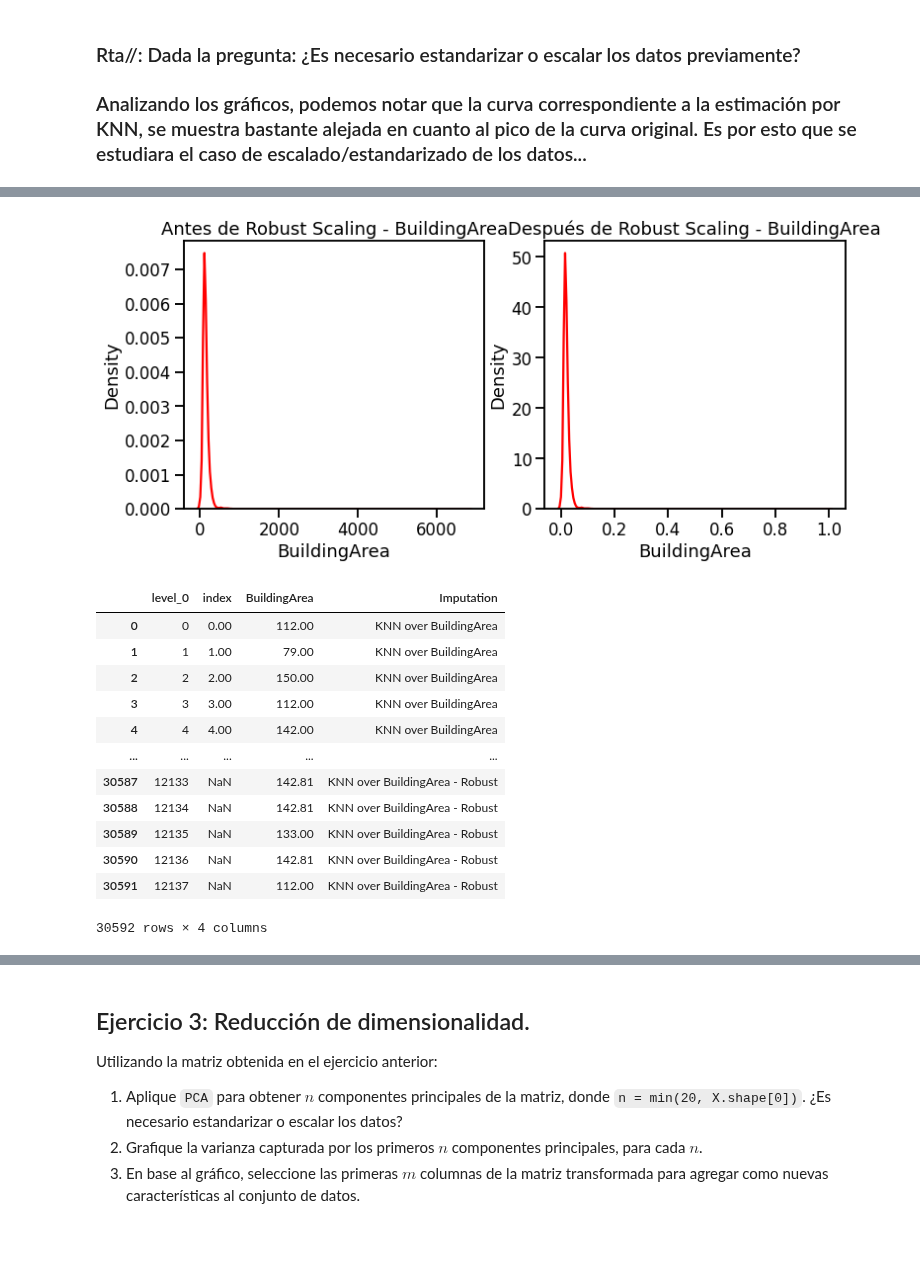
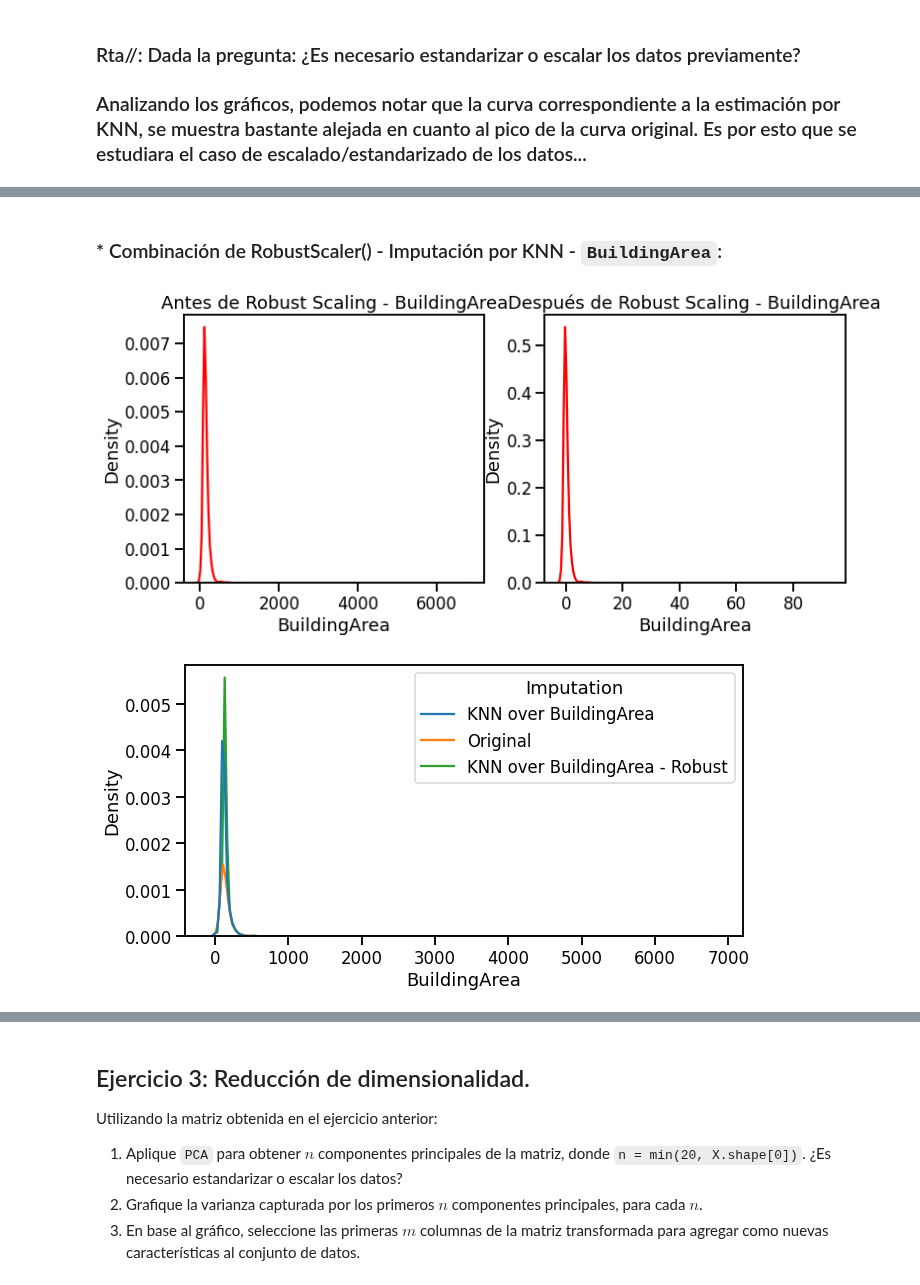
Before and after one commit to Grupo242022/EyCD, a Jupyter notebook: Entregable_Parte_2_2022_v1.ipynb, the cells around one changed output, grey strips where cells are left out. Drawn from its saved outputs; the diff is of its cells as text; code cells hidden in the pictures; blank space fills up the shorter version.

```diff
--- a/Entregable_Parte_2_2022_v1.ipynb
+++ b/Entregable_Parte_2_2022_v1.ipynb
@@ -216,20 +262,22 @@ g = sns.kdeplot(data=df_build, x='BuildingArea', hue='Imputation')
+# %% [markdown]
+### * Combinación de RobustScaler() - Imputación por KNN - `BuildingArea`:
 # %%
-from sklearn import preprocessing
+# from sklearn import preprocessing
 
-melb_data_s = melb_df.copy(deep=True)
+# melb_data_s = melb_df.copy(deep=True)
 melb_BuildingArea = melb_data_s.BuildingArea.to_frame()
-scaler = preprocessing.MinMaxScaler()#RobustScaler()
-robust_df = scaler.fit_transform(melb_BuildingArea)
-robust_df = pd.DataFrame(robust_df, columns =['BuildingArea'])
+scaler = preprocessing.RobustScaler()
+robust_df_BA = scaler.fit_transform(melb_BuildingArea)
+robust_df_BA = pd.DataFrame(robust_df_BA, columns =['BuildingArea'])
 
 fig,(ax1, ax2) = plt.subplots(ncols = 2, figsize =(12, 5))
 ax1.set_title('Antes de Robust Scaling - BuildingArea')
 
 sns.kdeplot(melb_BuildingArea['BuildingArea'], ax = ax1, color ='r')
 ax2.set_title('Después de Robust Scaling - BuildingArea')
-sns.kdeplot(robust_df['BuildingArea'], ax = ax2, color ='red')
+sns.kdeplot(robust_df_BA['BuildingArea'], ax = ax2, color ='red')
 plt.show()
 # %% [output]
-[figure, old version]
+[figure, new version]
 # %%
 imputer_BuildA = IterativeImputer(random_state=0, estimator=KNeighborsRegressor(),n_nearest_features=5)
@@ -241,18 +289,10 @@ building_area2['Imputation'] = 'KNN over BuildingArea - Robust'
 
 df_build2 = pd.concat([df_build, building_area2])
 df_build2 = df_build2.reset_index()
-df_build2
+df_build2.head(1)
+
+# Grafico
+fig = plt.figure(figsize=(10, 5))
+g = sns.kdeplot(data=df_build2, x='BuildingArea', hue='Imputation')
 # %% [output]
-|  | level_0 | index | BuildingArea | Imputation |
-| 0 | 0 | 0.00 | 112.00 | KNN over BuildingArea |
-| 1 | 1 | 1.00 | 79.00 | KNN over BuildingArea |
-| 2 | 2 | 2.00 | 150.00 | KNN over BuildingArea |
-| 3 | 3 | 3.00 | 112.00 | KNN over BuildingArea |
-| 4 | 4 | 4.00 | 142.00 | KNN over BuildingArea |
-| ... | ... | ... | ... | ... |
-| 30587 | 12133 | NaN | 142.81 | KNN over BuildingArea - Robust |
-| 30588 | 12134 | NaN | 142.81 | KNN over BuildingArea - Robust |
-| 30589 | 12135 | NaN | 133.00 | KNN over BuildingArea - Robust |
-| 30590 | 12136 | NaN | 142.81 | KNN over BuildingArea - Robust |
-| 30591 | 12137 | NaN | 112.00 | KNN over BuildingArea - Robust |
-30592 rows × 4 columns
+[figure, added]
```
Also changed, not shown: parts of 18 cells of this notebook.
